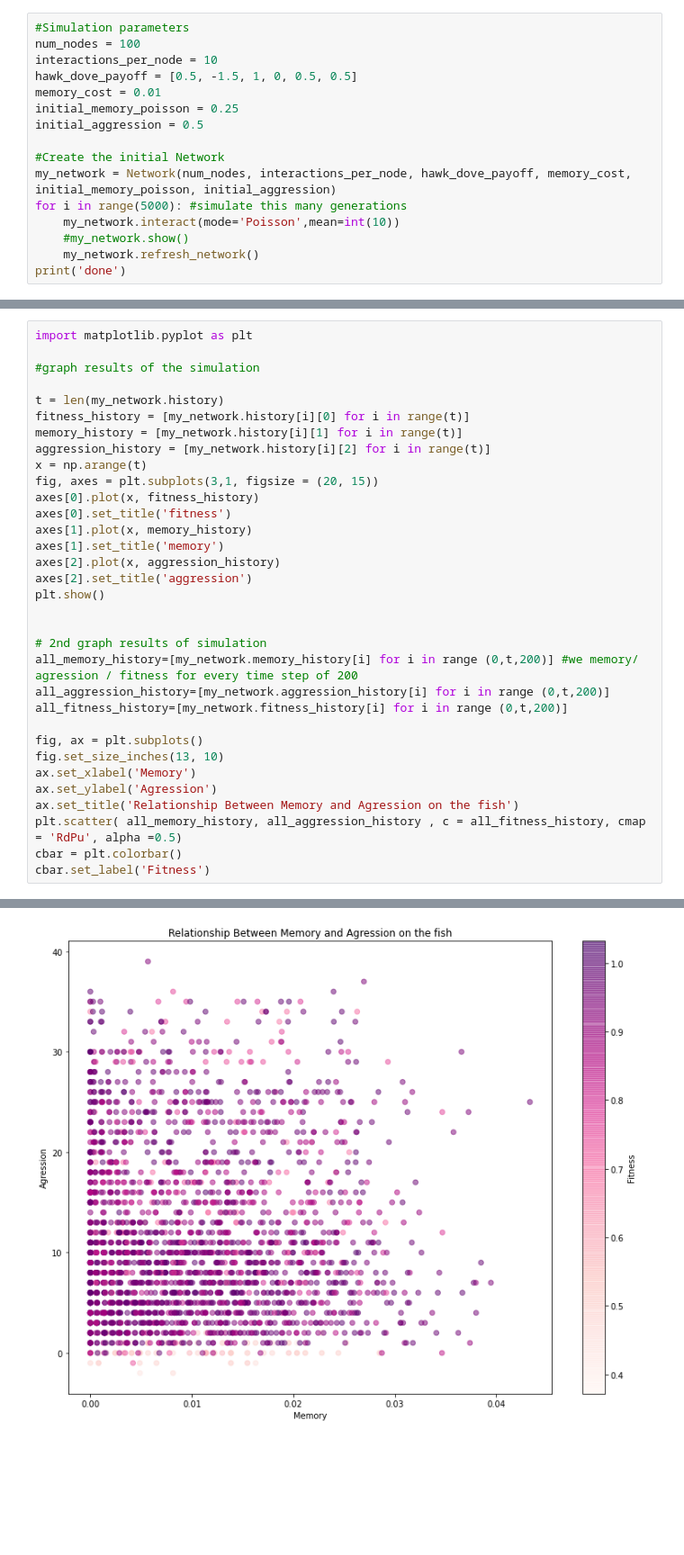
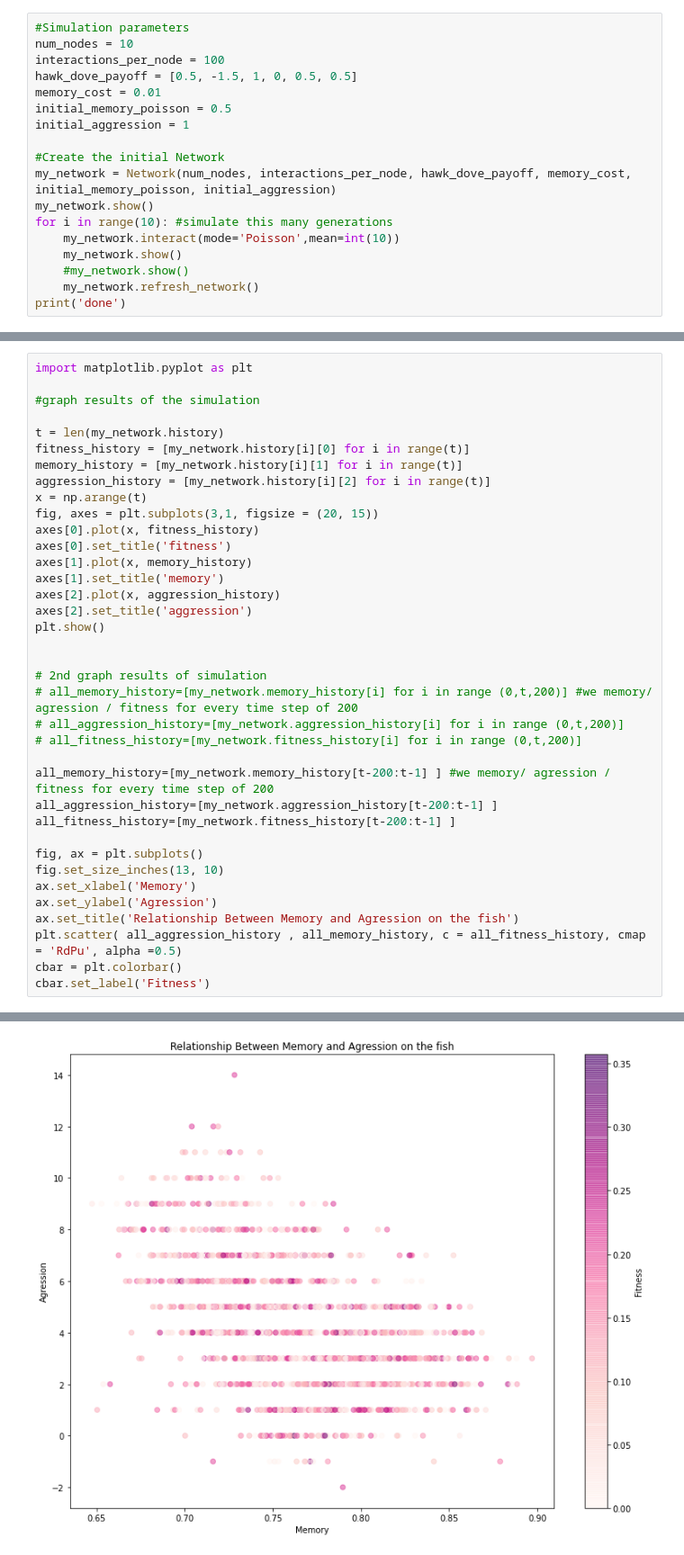
Before and after one commit to aprili1u/Fish-Network, a Jupyter notebook: Network_v4.ipynb, the cells around one changed output, grey strips where cells are left out. Shown at 90% size. Saved outputs shown, nothing was run; the diff lists cells and outputs as text; blank space fills up the shorter version.

```diff
--- a/Network_v4.ipynb
+++ b/Network_v4.ipynb
@@ -322,17 +330,19 @@ class Node:
             self.outcome_memory[self.num_interactions-1] = outcome
 # %%
 #Simulation parameters
-num_nodes = 100
-interactions_per_node = 10
+num_nodes = 10
+interactions_per_node = 100
 hawk_dove_payoff = [0.5, -1.5, 1, 0, 0.5, 0.5]
 memory_cost = 0.01
-initial_memory_poisson = 0.25
-initial_aggression = 0.5
+initial_memory_poisson = 0.5
+initial_aggression = 1
 
 #Create the initial Network
 my_network = Network(num_nodes, interactions_per_node, hawk_dove_payoff, memory_cost, initial_memory_poisson, initial_aggression)
-for i in range(5000): #simulate this many generations
+my_network.show()
+for i in range(10): #simulate this many generations
     my_network.interact(mode='Poisson',mean=int(10))
+    my_network.show()
     #my_network.show()
     my_network.refresh_network()
 print('done')
@@ -359,16 +417,20 @@ plt.show()
 
 
 # 2nd graph results of simulation
-all_memory_history=[my_network.memory_history[i] for i in range (0,t,200)] #we memory/ agression / fitness for every time step of 200
-all_aggression_history=[my_network.aggression_history[i] for i in range (0,t,200)]
-all_fitness_history=[my_network.fitness_history[i] for i in range (0,t,200)]
+# all_memory_history=[my_network.memory_history[i] for i in range (0,t,200)] #we memory/ agression / fitness for every time step of 200
+# all_aggression_history=[my_network.aggression_history[i] for i in range (0,t,200)]
+# all_fitness_history=[my_network.fitness_history[i] for i in range (0,t,200)]
+
+all_memory_history=[my_network.memory_history[t-200:t-1] ] #we memory/ agression / fitness for every time step of 200
+all_aggression_history=[my_network.aggression_history[t-200:t-1] ]
+all_fitness_history=[my_network.fitness_history[t-200:t-1] ]
 
 fig, ax = plt.subplots()
 fig.set_size_inches(13, 10)
 ax.set_xlabel('Memory')
 ax.set_ylabel('Agression')
 ax.set_title('Relationship Between Memory and Agression on the fish')
-plt.scatter( all_memory_history, all_aggression_history , c = all_fitness_history, cmap = 'RdPu', alpha =0.5)
+plt.scatter( all_aggression_history , all_memory_history, c = all_fitness_history, cmap = 'RdPu', alpha =0.5)
 cbar = plt.colorbar()
 cbar.set_label('Fitness')
 # %% [output]
@@ -376 +438 @@ cbar.set_label('Fitness')
-[figure, old version]
+[figure, new version]
```
Also changed, not shown: parts of 3 cells of this notebook.
